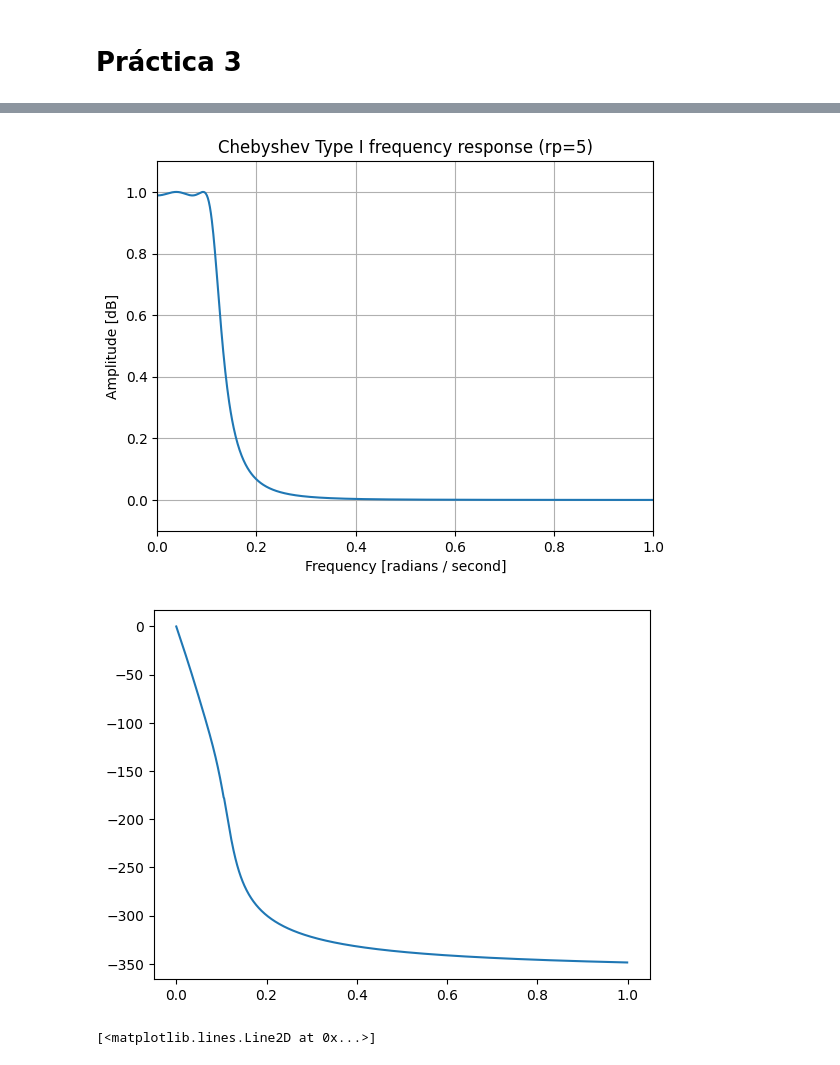
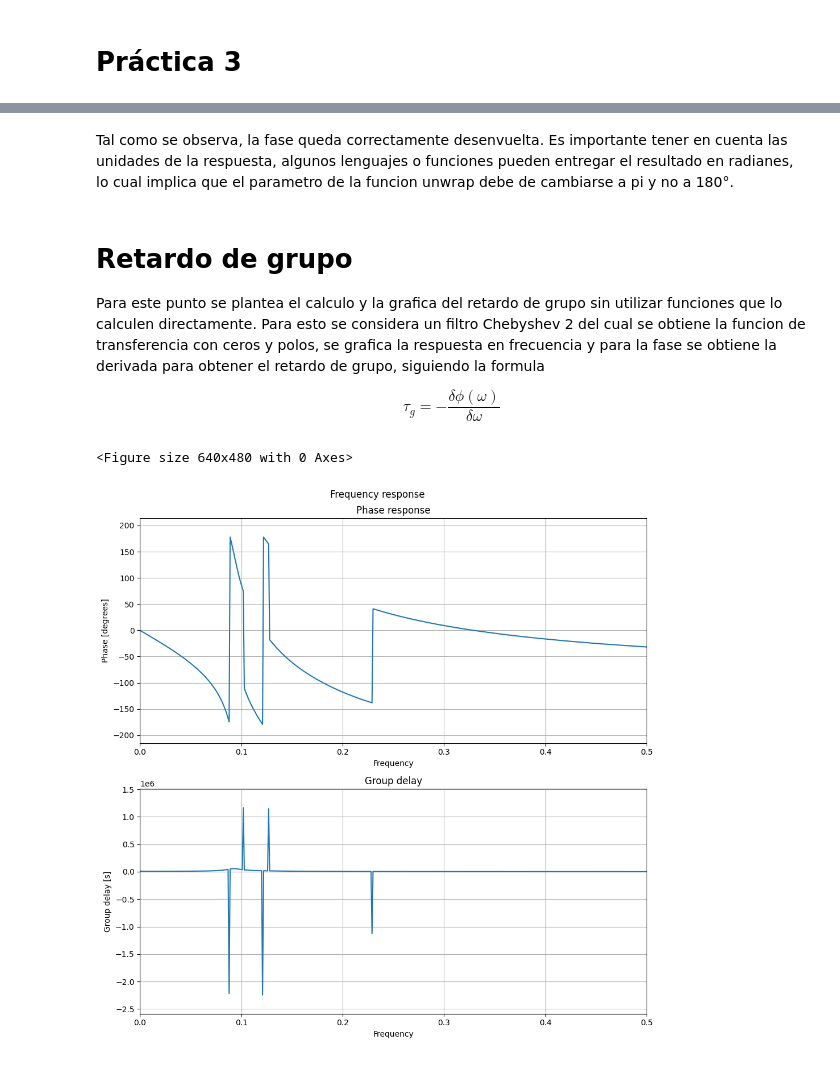
Before and after one commit to andresosorios23/digital_signal_processing, a Jupyter notebook: task_3/task.ipynb, the cells around one changed output, grey strips where cells are left out. Saved outputs shown, nothing was run; the diff lists cells and outputs as text; code cells hidden in the pictures.

```diff
--- a/task_3/task.ipynb
+++ b/task_3/task.ipynb
@@ -31,25 +243,42 @@ plt.imshow(inverse, cmap='gray')
+# %% [markdown]
+Tal como se observa, la fase queda correctamente desenvuelta. Es importante tener en cuenta las unidades de la respuesta, algunos lenguajes o funciones pueden entregar el resultado en radianes, lo cual implica que el parametro de la funcion unwrap debe de cambiarse a pi y no a 180°.
+# %% [markdown]
+# Retardo de grupo
+
+Para este punto se plantea el calculo y la grafica del retardo de grupo sin utilizar funciones que lo calculen directamente. Para esto se considera un filtro Chebyshev 2 del cual se obtiene la funcion de transferencia con ceros y polos, se grafica la respuesta en frecuencia y para la fase se obtiene la derivada para obtener el retardo de grupo, siguiendo la formula
+
+$$ \tau _g = -\frac{\delta\phi(\omega)}{\delta \omega} $$
 # %%
 f_c = 0.1
-z, p, k = sp.signal.cheby1(4, 0.1, Wn=f_c/np.pi, output="zpk")  # Chebyshev Type I
-transfer_function = sp.signal.ZerosPolesGain(z, p, k, dt=0.1)
+z, p, k = sp.signal.cheby2(7, 20, Wn=f_c / np.pi, output="zpk")  # Chebyshev Type I
+transfer_function = sp.signal.ZerosPolesGain(z, p, k, dt=0.01)
 w, H = sp.signal.dfreqresp(transfer_function, np.arange(0, 1, 0.001))
-angle = np.unwrap(np.angle(H, deg=True))
-plt.plot(w, abs(H))
-plt.title("Chebyshev Type I frequency response (rp=5)")
-plt.xlabel("Frequency [radians / second]")
-plt.xlim(0, 1)
-plt.ylabel("Amplitude [dB]")
-plt.margins(0, 0.1)
-plt.grid(which="both", axis="both")
-plt.axvline(100, color="green")  # cutoff frequency
+
+
+angle = np.angle(H, deg=True)
 plt.figure()
-plt.plot(w, angle)
+fig, ax = plt.subplots(2, 1, figsize=(10, 10))
+for axis in ax:
+    axis.grid()
+    axis.margins(0, 0.1)
+plt.suptitle("Frequency response")
 
-plt.show()
-plt.figure()
-derivative = -np.diff(angle)/np.diff(w)
-plt.plot(w[:-1], derivative)
+
+ax[0].plot(w, angle)
+ax[0].set_title("Phase response")
+ax[0].set_xlabel("Frequency")
+ax[0].set_ylabel("Phase [degrees]")
+ax[0].set_xlim(0, 0.5)
+
+
+derivative = -2 * np.pi * np.diff(angle) / np.diff(w)
+ax[1].plot(w[:-1], derivative)
+ax[1].set_title("Group delay")
+ax[1].set_xlabel("Frequency")
+ax[1].set_ylabel("Group delay")
+ax[1].set_xlim(0, 0.5)
+
+fig.tight_layout()
 # %% [output]
+<Figure size 640x480 with 0 Axes>
-[figure, old version]
+[figure, new version]
-[figure, removed]
-[<matplotlib.lines.Line2D at 0x...>]
```
Also changed, not shown: parts of 25 cells of this notebook, 5 other files.
